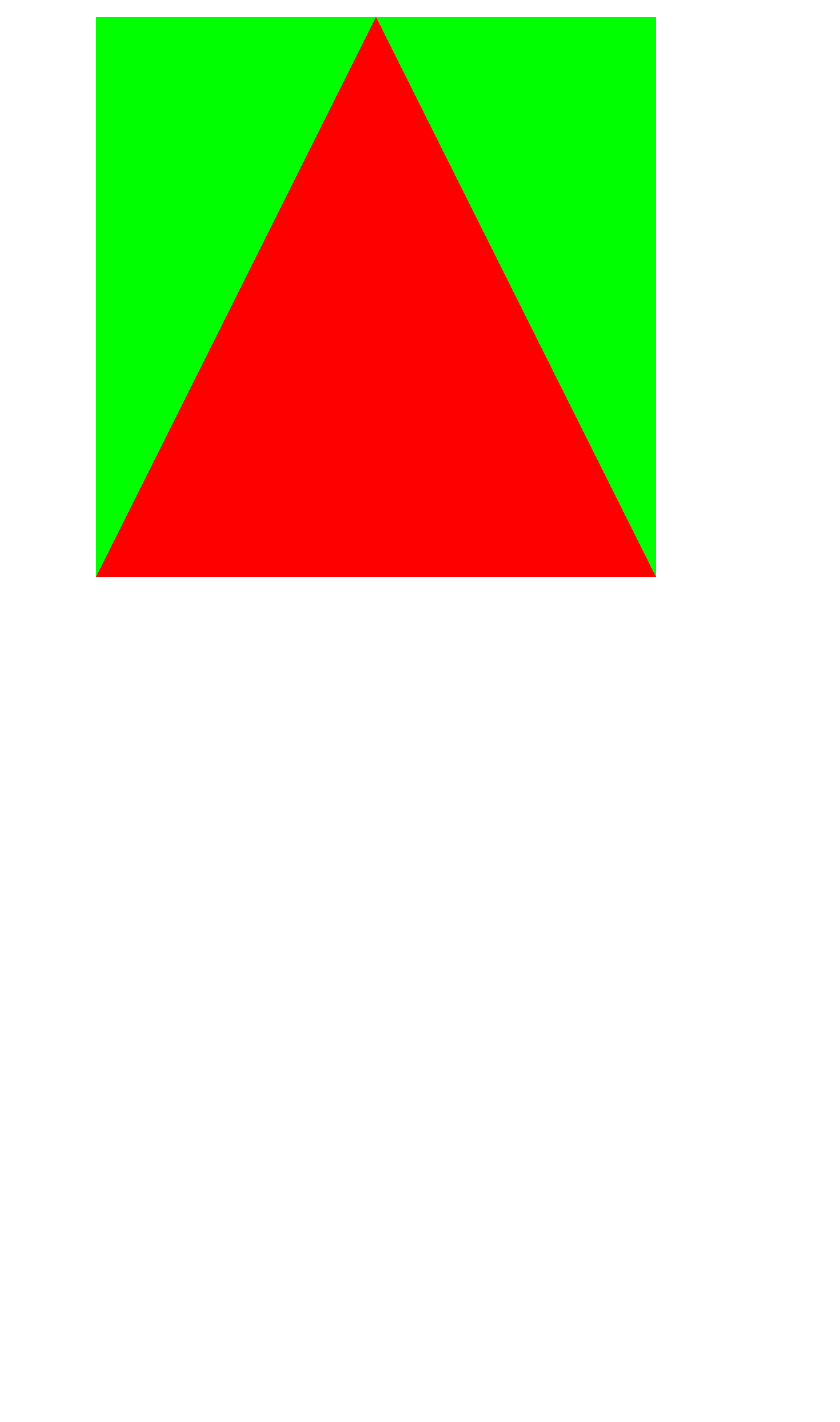
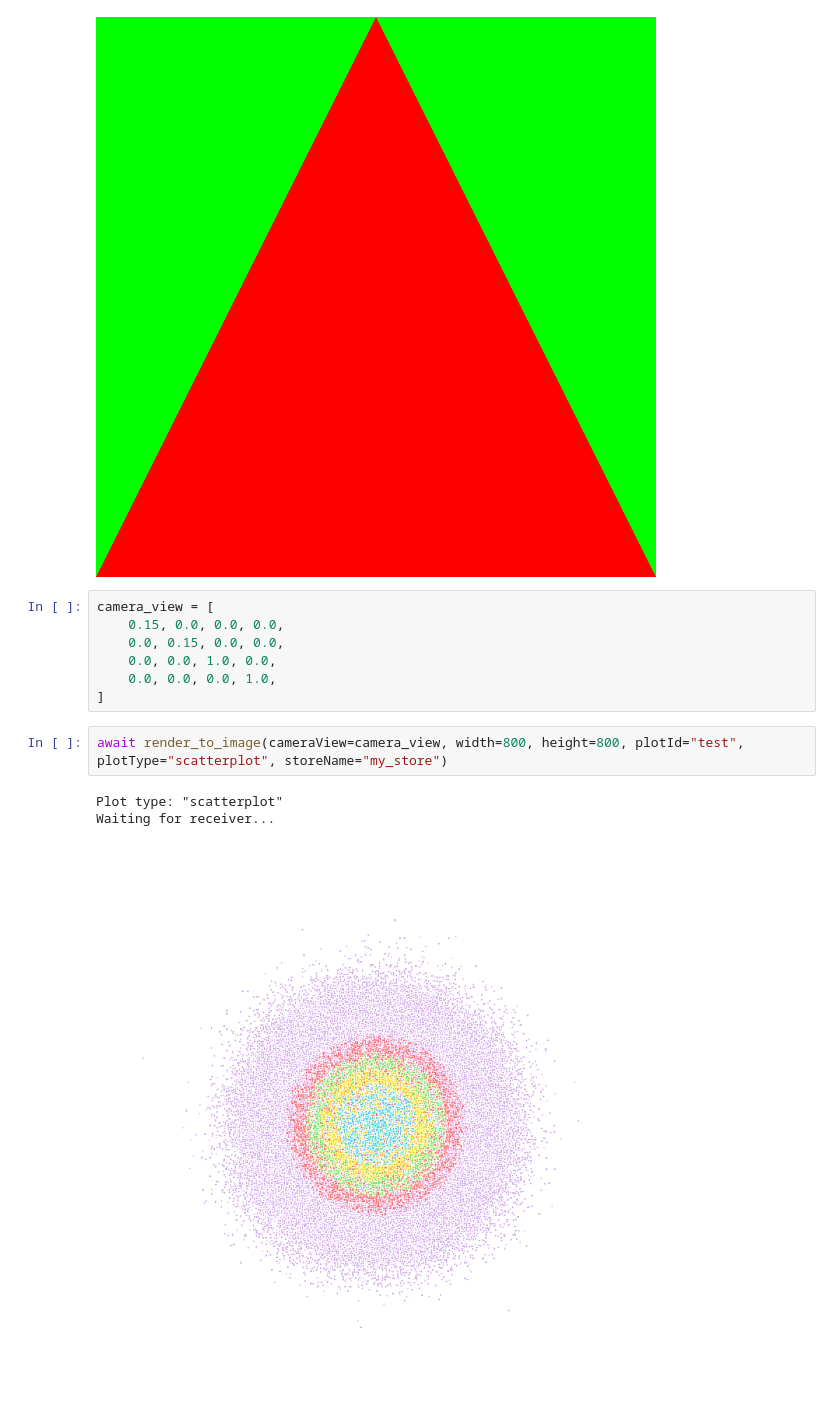
Before and after one commit to keller-mark/pluot, a Jupyter notebook: python-notebooks/triangle.ipynb, the cells around one changed output. Saved outputs shown, nothing was run; the diff lists cells and outputs as text; blank space fills up the shorter version.

Commit message:
Fix python zarr bindings. Scatterplot working from jupyter nb

```diff
--- a/python-notebooks/triangle.ipynb
+++ b/python-notebooks/triangle.ipynb
@@ -8,3 +9,16 @@ Plot type: "triangle"
 result
 # %% [output]
 [figure]
+# %%
+camera_view = [
+    0.15, 0.0, 0.0, 0.0,
+    0.0, 0.15, 0.0, 0.0,
+    0.0, 0.0, 1.0, 0.0,
+    0.0, 0.0, 0.0, 1.0,
+]
+# %%
+await render_to_image(cameraView=camera_view, width=800, height=800, plotId="test", plotType="scatterplot", storeName="my_store")
+# %% [output]
+Plot type: "scatterplot"
+Waiting for receiver...
+[figure, added]
```
Also changed, not shown: parts of 2 cells of this notebook, 3 other files.
